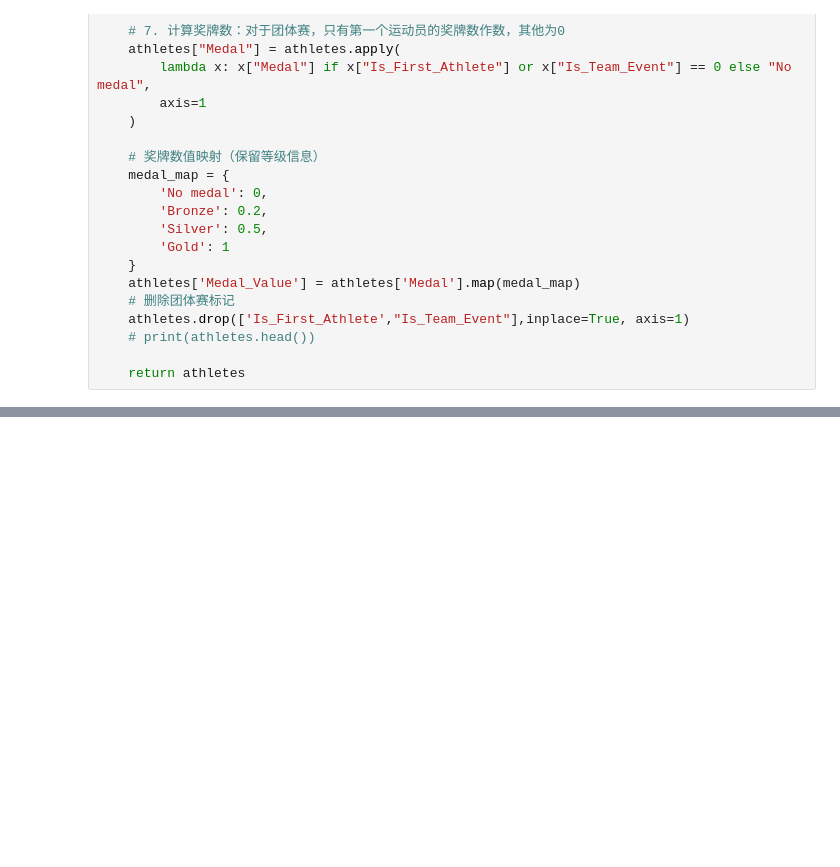
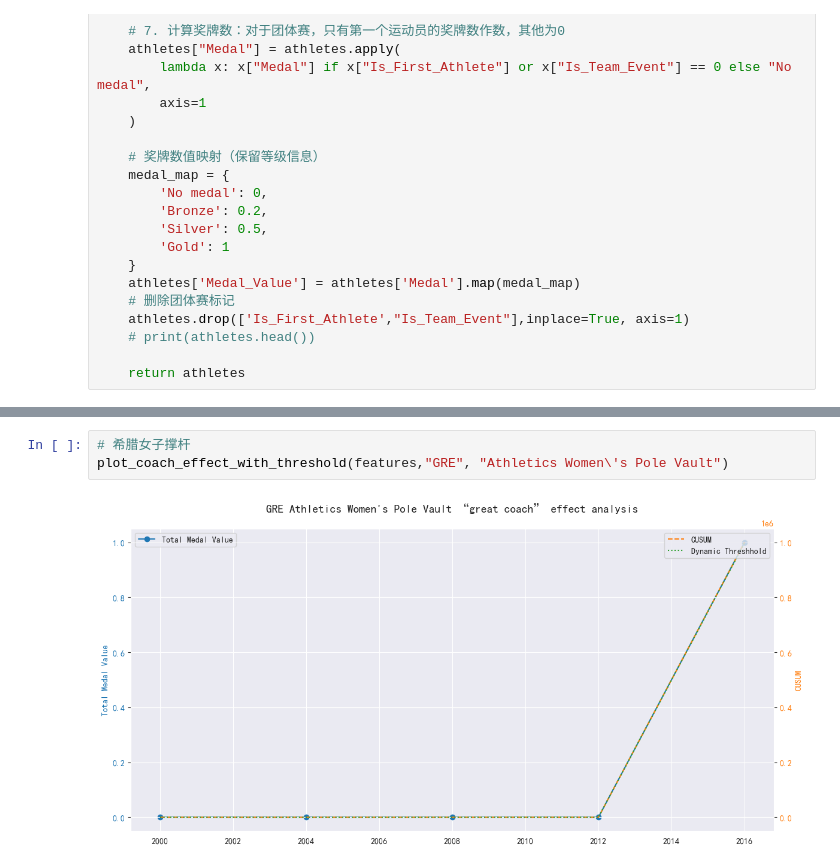
Before and after one commit to TietiTage/mei_sai_, a Jupyter notebook: 美赛第二问.ipynb, the cells around one changed output, grey strips where cells are left out. Drawn from its saved outputs; the diff is of its cells as text; blank space fills up the shorter version.

```diff
--- a/美赛第二问.ipynb
+++ b/美赛第二问.ipynb
@@ -197,3 +200,8 @@ plot_coach_effect_with_threshold(features, 'CHN', 'Volleyball Women\'s Volleybal
+# %%
+# 希腊女子撑杆
+plot_coach_effect_with_threshold(features,"GRE", "Athletics Women\'s Pole Vault")
+# %% [output]
+[figure, added]
 # %%
 
 # ====================
```
Also changed, not shown: parts of 4 cells of this notebook.
